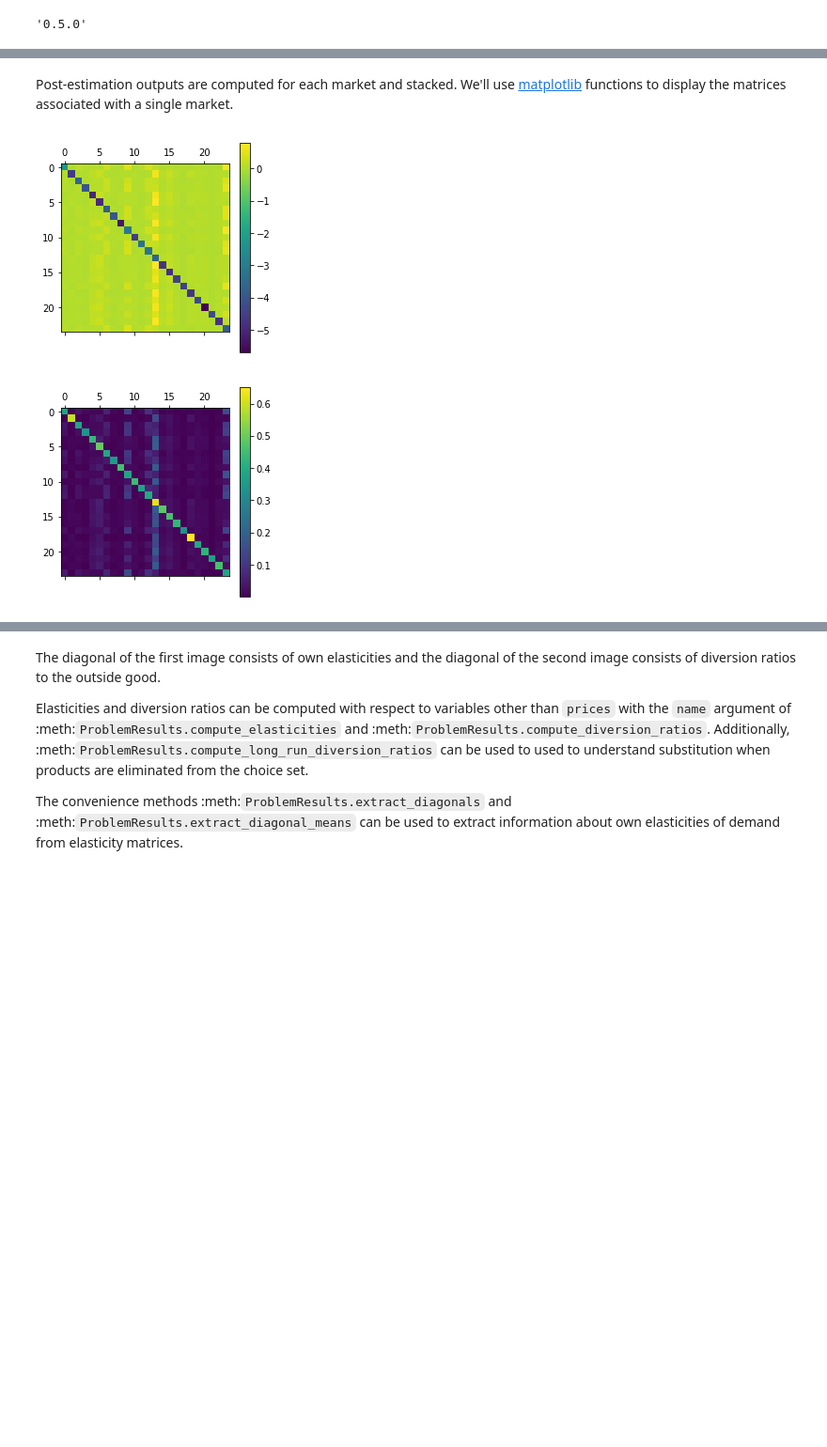
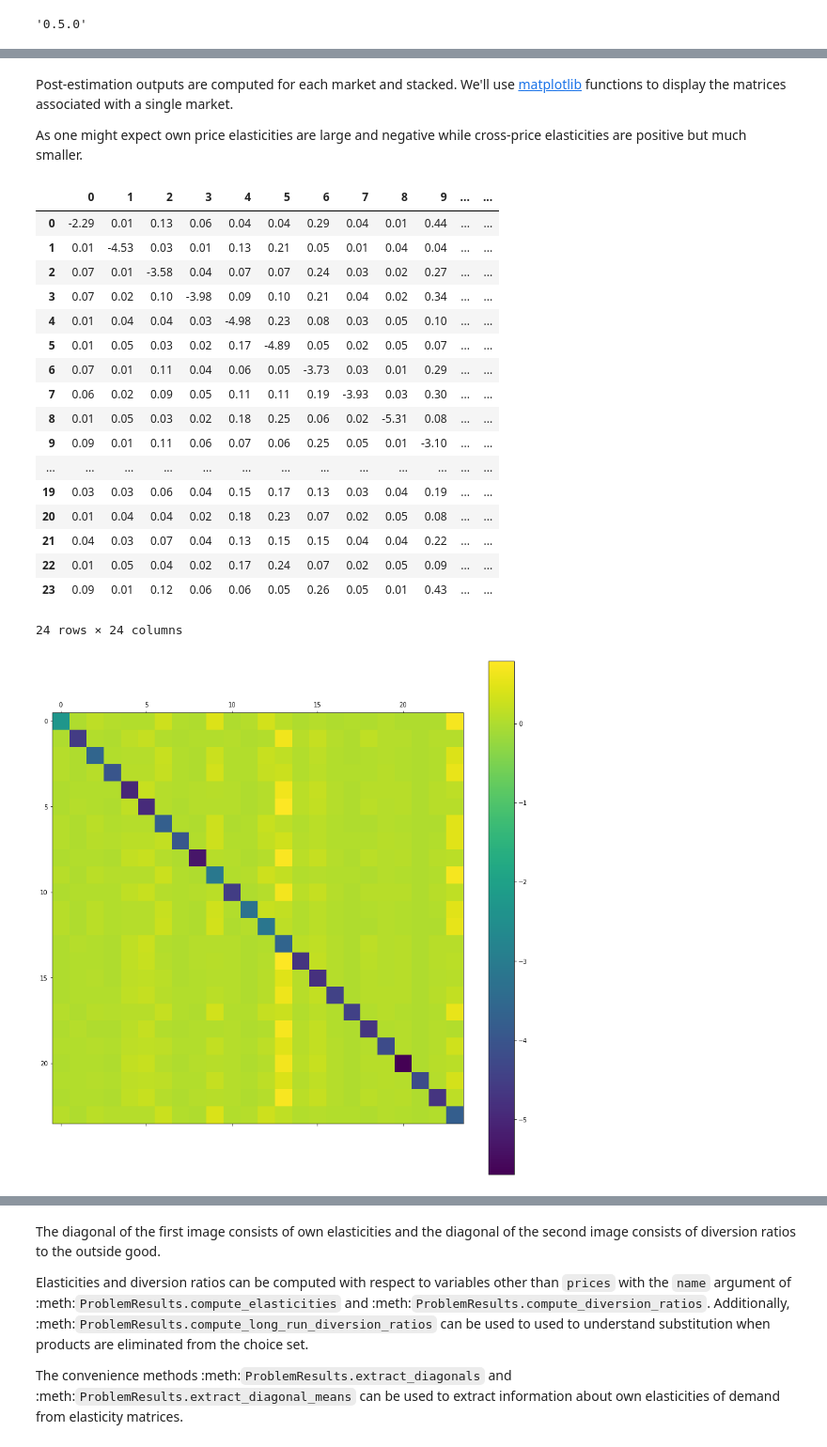
Before and after one commit to jeffgortmaker/pyblp, a Jupyter notebook: docs/notebooks/tutorial/post_estimation.ipynb, the cells around one changed output, grey strips where cells are left out. Shown at 94% size. Drawn from its saved outputs; the diff is of its cells as text; code cells hidden in the pictures; blank space fills up the shorter version.

```diff
--- a/docs/notebooks/tutorial/post_estimation.ipynb
+++ b/docs/notebooks/tutorial/post_estimation.ipynb
@@ -181,11 +93,28 @@ ratios = results.compute_diversion_ratios()
 # %% [markdown]
 Post-estimation outputs are computed for each market and stacked. We'll use [matplotlib](https://matplotlib.org/) functions to display the matrices associated with a single market.
+
+As one might expect own price elasticities are large and negative while cross-price elasticities are positive but much smaller.
-# %%
-single_market = product_data['market_ids'] == 'C01Q1'
-plt.colorbar(plt.matshow(elasticities[single_market]));
-# %% [output]
-[figure, removed]
-# %%
-plt.colorbar(plt.matshow(ratios[single_market]));
-# %% [output]
-[figure, removed]
+# %%
+plt.figure(figsize=(15,15))
+plt.colorbar(plt.matshow(elasticities[single_market],fignum=1))
+pd.DataFrame(elasticities[single_market]).round(2)
+# %% [output]
+|  | 0 | 1 | 2 | 3 | 4 | 5 | 6 | 7 | 8 | 9 | ... | ... |
+| 0 | -2.29 | 0.01 | 0.13 | 0.06 | 0.04 | 0.04 | 0.29 | 0.04 | 0.01 | 0.44 | ... | ... |
+| 1 | 0.01 | -4.53 | 0.03 | 0.01 | 0.13 | 0.21 | 0.05 | 0.01 | 0.04 | 0.04 | ... | ... |
+| 2 | 0.07 | 0.01 | -3.58 | 0.04 | 0.07 | 0.07 | 0.24 | 0.03 | 0.02 | 0.27 | ... | ... |
+| 3 | 0.07 | 0.02 | 0.10 | -3.98 | 0.09 | 0.10 | 0.21 | 0.04 | 0.02 | 0.34 | ... | ... |
+| 4 | 0.01 | 0.04 | 0.04 | 0.03 | -4.98 | 0.23 | 0.08 | 0.03 | 0.05 | 0.10 | ... | ... |
+| 5 | 0.01 | 0.05 | 0.03 | 0.02 | 0.17 | -4.89 | 0.05 | 0.02 | 0.05 | 0.07 | ... | ... |
+| 6 | 0.07 | 0.01 | 0.11 | 0.04 | 0.06 | 0.05 | -3.73 | 0.03 | 0.01 | 0.29 | ... | ... |
+| 7 | 0.06 | 0.02 | 0.09 | 0.05 | 0.11 | 0.11 | 0.19 | -3.93 | 0.03 | 0.30 | ... | ... |
+| 8 | 0.01 | 0.05 | 0.03 | 0.02 | 0.18 | 0.25 | 0.06 | 0.02 | -5.31 | 0.08 | ... | ... |
+| 9 | 0.09 | 0.01 | 0.11 | 0.06 | 0.07 | 0.06 | 0.25 | 0.05 | 0.01 | -3.10 | ... | ... |
+| ... | ... | ... | ... | ... | ... | ... | ... | ... | ... | ... | ... | ... |
+| 19 | 0.03 | 0.03 | 0.06 | 0.04 | 0.15 | 0.17 | 0.13 | 0.03 | 0.04 | 0.19 | ... | ... |
+| 20 | 0.01 | 0.04 | 0.04 | 0.02 | 0.18 | 0.23 | 0.07 | 0.02 | 0.05 | 0.08 | ... | ... |
+| 21 | 0.04 | 0.03 | 0.07 | 0.04 | 0.13 | 0.15 | 0.15 | 0.04 | 0.04 | 0.22 | ... | ... |
+| 22 | 0.01 | 0.05 | 0.04 | 0.02 | 0.17 | 0.24 | 0.07 | 0.02 | 0.05 | 0.09 | ... | ... |
+| 23 | 0.09 | 0.01 | 0.12 | 0.06 | 0.06 | 0.05 | 0.26 | 0.05 | 0.01 | 0.43 | ... | ... |
+24 rows × 24 columns
+[figure, added]
```
Also changed, not shown: parts of 26 cells of this notebook, 1 other file.
